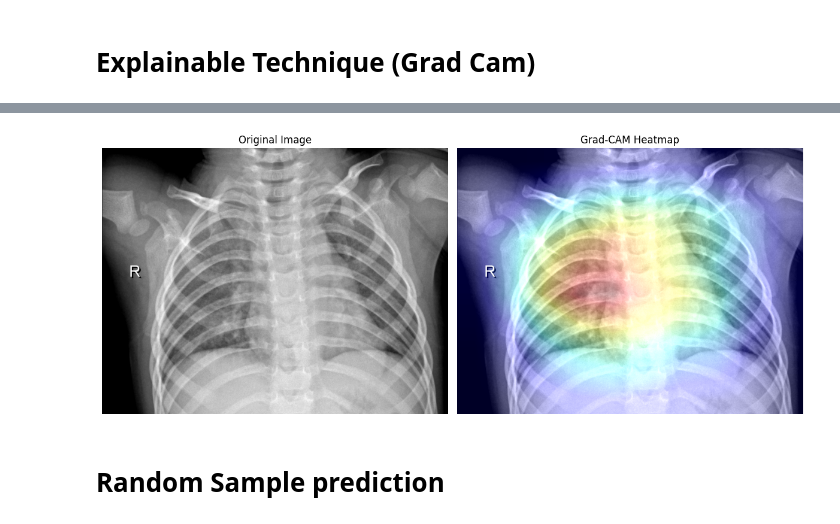
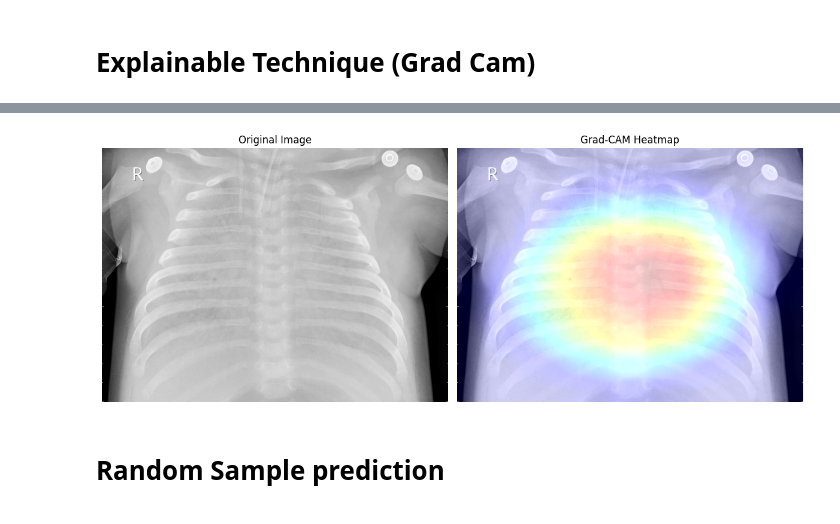
Before and after one commit to ABDELHALIM9/deep-learing-project, a Jupyter notebook: xception-final.ipynb, the cells around one changed output, grey strips where cells are left out. Saved outputs shown, nothing was run; the diff lists cells and outputs as text; code cells hidden in the pictures.

```diff
--- a/xception-final.ipynb
+++ b/xception-final.ipynb
@@ -733,35 +733,35 @@ def display_gradcam(img_path, heatmap, alpha=0.3):
     # Plot side-by-side images
     plt.figure(figsize=(12, 5))  # Adjust the figure size
     plt.subplot(1, 2, 1)
     plt.imshow(img_array / 255.0)  # Original image
     plt.title("Original Image")
     plt.axis('off')
 
     plt.subplot(1, 2, 2)
     plt.imshow(superimposed_img)  # Grad-CAM result
     plt.title("Grad-CAM Heatmap")
     plt.axis('off')
 
     plt.tight_layout()
     plt.show()
 
 # Path to your test image
-img_path = '/kaggle/working/splits/test/NORMAL/IM-0377-0001.jpeg'  # Replace with your image path
+img_path = '/kaggle/working/splits/test/PNEUMONIA/person1261_virus_2145.jpeg'  # Replace with your image path
 
 # Specify the correct last convolutional layer name
 last_conv_layer_name = 'block14_sepconv2_act'
 
 # Preprocess the input image
 img_array = preprocess_image(img_path)
 
 # Generate the Grad-CAM heatmap
 heatmap = make_gradcam_heatmap(model, img_array, last_conv_layer_name)
 
 # Display the Grad-CAM heatmap superimposed on the original image
 display_gradcam(img_path, heatmap)
 model = Xception(weights="imagenet")
 # %% [output]
-[figure, old version]
+[figure, new version]
 # %% [markdown]
 # Random Sample prediction
 # %%
```
